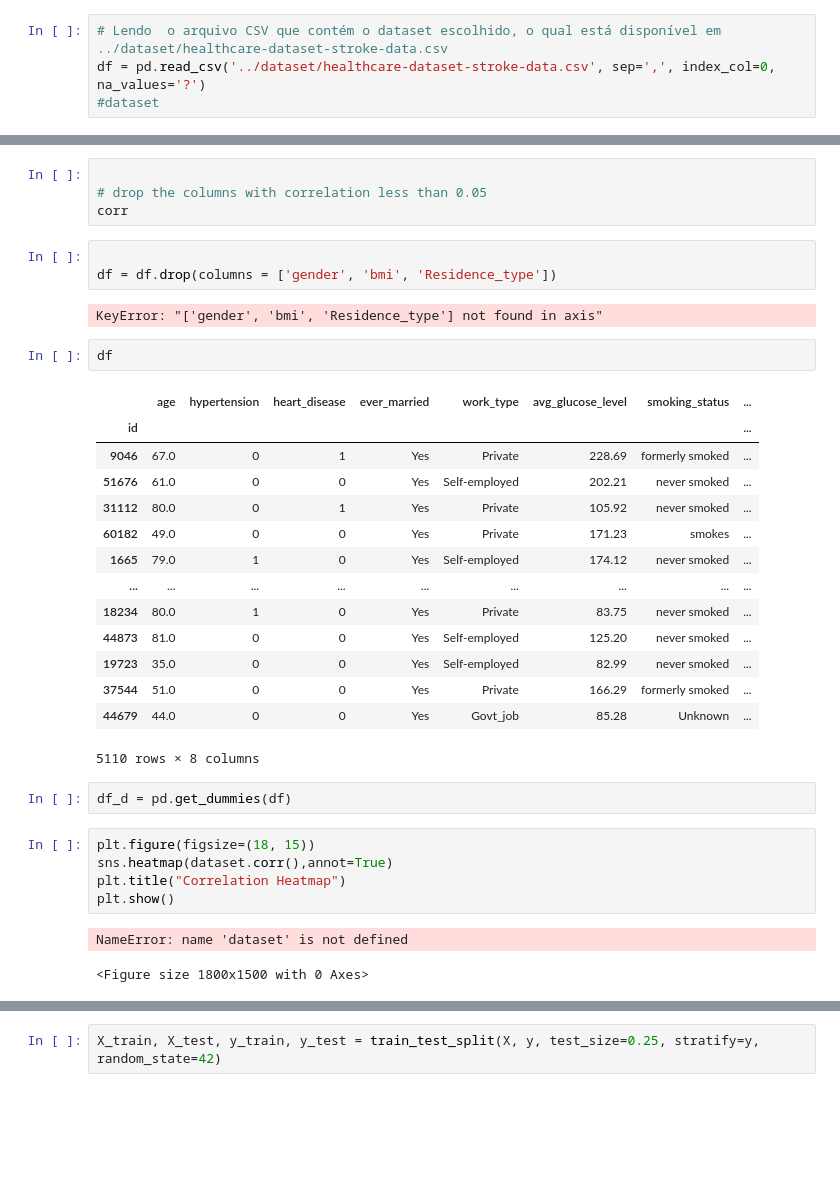
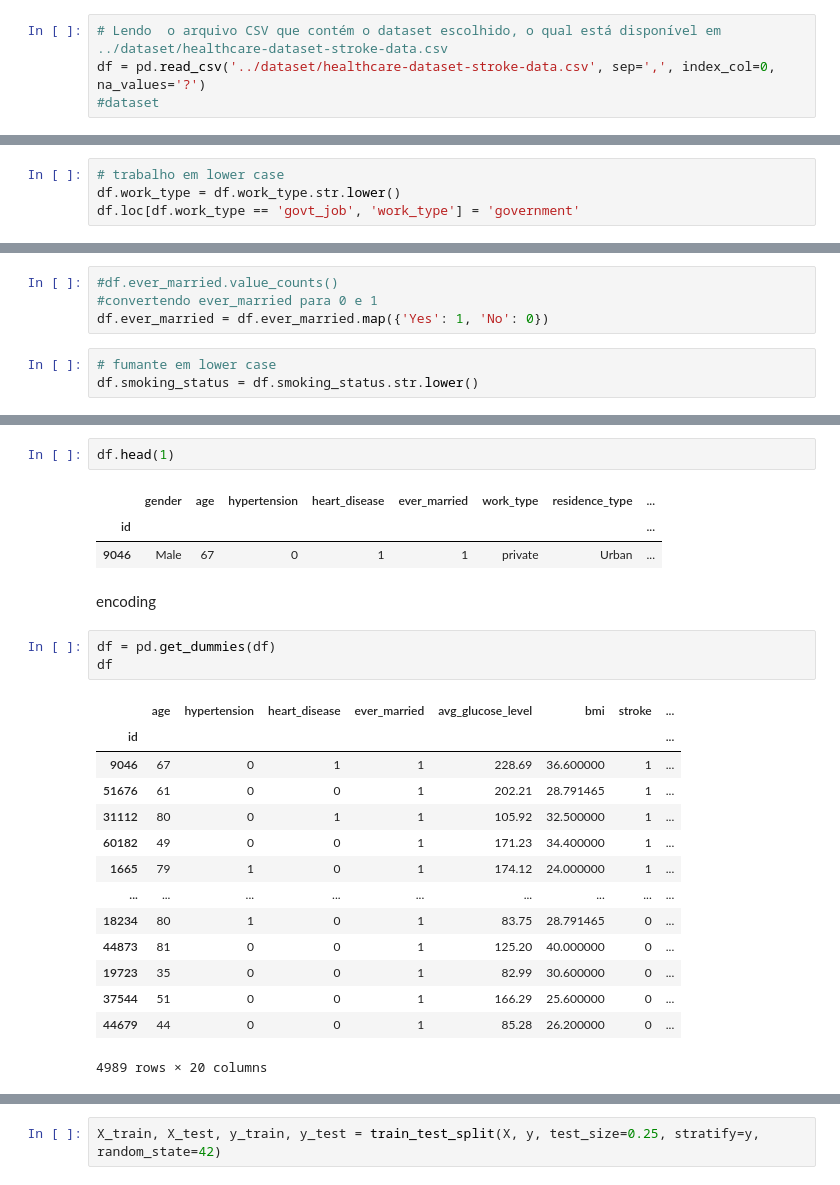
Before and after one commit to joelcoelho29/SCC0530-Projeto-de-Aprendizado-de-Maquina, a Jupyter notebook: src/notebook/teste.ipynb, the cells around one changed output, grey strips where cells are left out. Saved outputs shown, nothing was run; the diff lists cells and outputs as text; blank space fills up the shorter version.

```diff
--- a/src/notebook/teste.ipynb
+++ b/src/notebook/teste.ipynb
@@ -51,3 +94,7 @@ df['bmi'].fillna(df['bmi'].mean(), inplace=True)
+# %%
+# trabalho em lower case
+df.work_type = df.work_type.str.lower()
+df.loc[df.work_type == 'govt_job', 'work_type'] = 'government'
 # %%
 df.smoking_status.value_counts()
 # %% [output]
@@ -135,0 +106,7 @@ plt.show()
+# %%
+#df.ever_married.value_counts()
+#convertendo ever_married para 0 e 1
+df.ever_married = df.ever_married.map({'Yes': 1, 'No': 0})
+# %%
+# fumante em lower case
+df.smoking_status = df.smoking_status.str.lower()
@@ -157,36 +206,26 @@ memory usage: 479.1+ KB
-# %%
-
-# drop the columns with correlation less than 0.05
-corr
-# %%
-
-df = df.drop(columns = ['gender', 'bmi', 'Residence_type'])
-# %% [output]
-KeyError: "['gender', 'bmi', 'Residence_type'] not found in axis"
 # %%
-df
+df.head(1)
 # %% [output]
-|  | age | hypertension | heart_disease | ever_married | work_type | avg_glucose_level | smoking_status | ... |
+|  | gender | age | hypertension | heart_disease | ever_married | work_type | residence_type | ... |
 | id |  |  |  |  |  |  |  | ... |
-| 9046 | 67.0 | 0 | 1 | Yes | Private | 228.69 | formerly smoked | ... |
-| 51676 | 61.0 | 0 | 0 | Yes | Self-employed | 202.21 | never smoked | ... |
-| 31112 | 80.0 | 0 | 1 | Yes | Private | 105.92 | never smoked | ... |
-| 60182 | 49.0 | 0 | 0 | Yes | Private | 171.23 | smokes | ... |
-| 1665 | 79.0 | 1 | 0 | Yes | Self-employed | 174.12 | never smoked | ... |
-| ... | ... | ... | ... | ... | ... | ... | ... | ... |
-| 18234 | 80.0 | 1 | 0 | Yes | Private | 83.75 | never smoked | ... |
-| 44873 | 81.0 | 0 | 0 | Yes | Self-employed | 125.20 | never smoked | ... |
-| 19723 | 35.0 | 0 | 0 | Yes | Self-employed | 82.99 | never smoked | ... |
-| 37544 | 51.0 | 0 | 0 | Yes | Private | 166.29 | formerly smoked | ... |
-| 44679 | 44.0 | 0 | 0 | Yes | Govt_job | 85.28 | Unknown | ... |
+| 9046 | Male | 67 | 0 | 1 | 1 | private | Urban | ... |
-5110 rows × 8 columns
+# %% [markdown]
+encoding
 # %%
-df_d = pd.get_dummies(df)
+df = pd.get_dummies(df)
+df
+# %% [output]
+|  | age | hypertension | heart_disease | ever_married | avg_glucose_level | bmi | stroke | ... |
+| id |  |  |  |  |  |  |  | ... |
+| 9046 | 67 | 0 | 1 | 1 | 228.69 | 36.600000 | 1 | ... |
+| 51676 | 61 | 0 | 0 | 1 | 202.21 | 28.791465 | 1 | ... |
+| 31112 | 80 | 0 | 1 | 1 | 105.92 | 32.500000 | 1 | ... |
+| 60182 | 49 | 0 | 0 | 1 | 171.23 | 34.400000 | 1 | ... |
+| 1665 | 79 | 1 | 0 | 1 | 174.12 | 24.000000 | 1 | ... |
+| ... | ... | ... | ... | ... | ... | ... | ... | ... |
+| 18234 | 80 | 1 | 0 | 1 | 83.75 | 28.791465 | 0 | ... |
+| 44873 | 81 | 0 | 0 | 1 | 125.20 | 40.000000 | 0 | ... |
+| 19723 | 35 | 0 | 0 | 1 | 82.99 | 30.600000 | 0 | ... |
+| 37544 | 51 | 0 | 0 | 1 | 166.29 | 25.600000 | 0 | ... |
+| 44679 | 44 | 0 | 0 | 1 | 85.28 | 26.200000 | 0 | ... |
+4989 rows × 20 columns
-# %%
-plt.figure(figsize=(18, 15))
-sns.heatmap(dataset.corr(),annot=True)
-plt.title("Correlation Heatmap")
-plt.show()
-# %% [output]
-NameError: name 'dataset' is not defined
-<Figure size 1800x1500 with 0 Axes>
```
Also changed, not shown: parts of 50 cells of this notebook.
